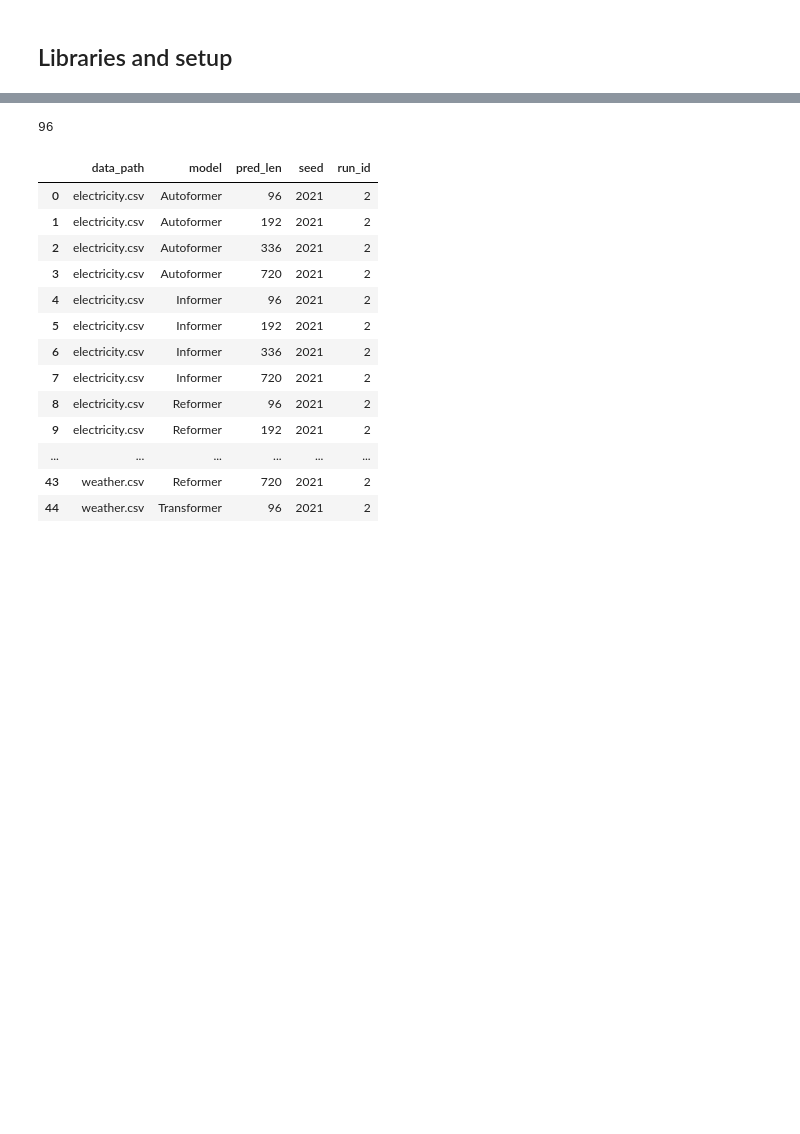
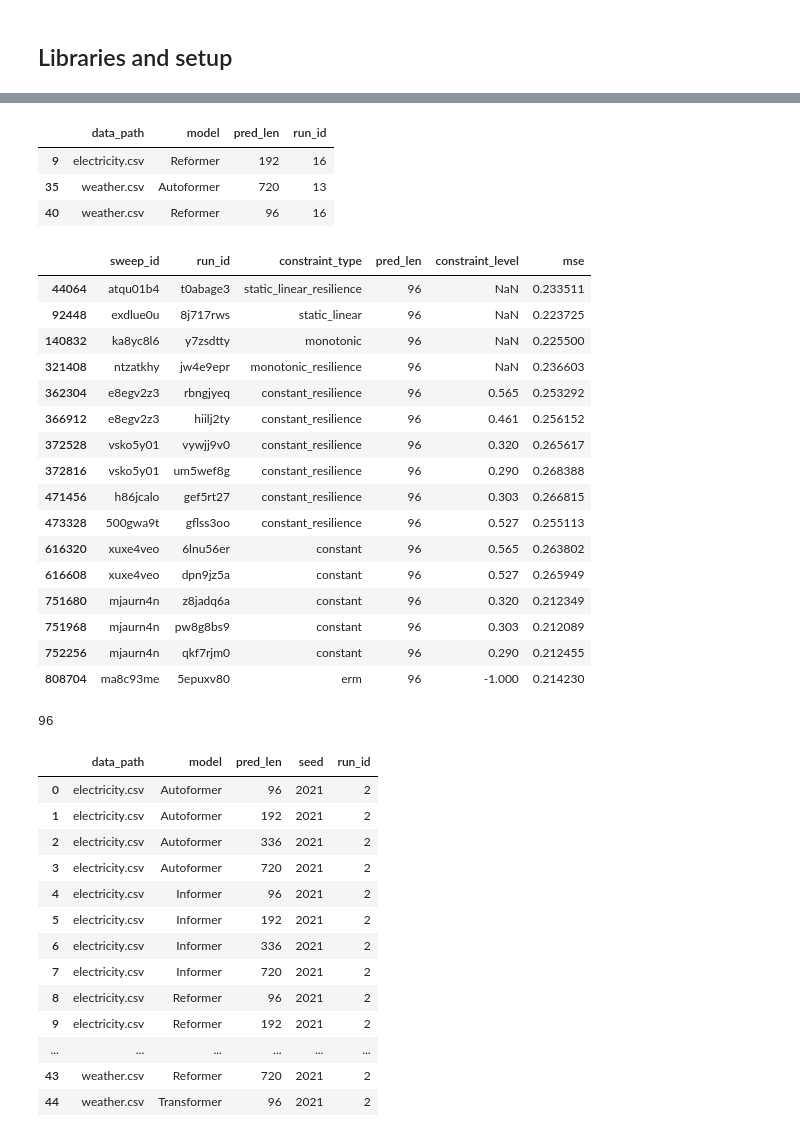
Before and after one commit to thuml/Autoformer, a Jupyter notebook: notebooks/2024-01-31 33 - Data backup.ipynb, the cells around one changed output, grey strips where cells are left out. Cells and saved outputs as stored; diff of their text form; code cells hidden in the pictures; blank space fills up the shorter version.

```diff
--- a/notebooks/2024-01-31 33 - Data backup.ipynb
+++ b/notebooks/2024-01-31 33 - Data backup.ipynb
@@ -37,6 +42,34 @@ backup_data.to_csv("icml_backup_data.csv",index=False)
 # %%
-#df = raw_df.copy()
-raw_df = df.copy()
+dd=pd.read_pickle("../data_backups/2024_01_26_7pm__icml_backup_data.pkl")
+# %%
+dd2=dd.groupby(["data_path","model","pred_len"])['run_id'].nunique().reset_index()
+dd2[dd2['run_id']!=17]
+# %% [output]
+|  | data_path | model | pred_len | run_id |
+| 9 | electricity.csv | Reformer | 192 | 16 |
+| 35 | weather.csv | Autoformer | 720 | 13 |
+| 40 | weather.csv | Reformer | 96 | 16 |
+# %%
+#query weather.csv	Reformer	96	16
+dd.query("data_path=='weather.csv' and model=='Reformer' and pred_len==96")[['sweep_id','run_id','constraint_type','pred_len','constraint_level','mse']].drop_duplicates('run_id')
+# %% [output]
+|  | sweep_id | run_id | constraint_type | pred_len | constraint_level | mse |
+| 44064 | atqu01b4 | t0abage3 | static_linear_resilience | 96 | NaN | 0.233511 |
+| 92448 | exdlue0u | 8j717rws | static_linear | 96 | NaN | 0.223725 |
+| 140832 | ka8yc8l6 | y7zsdtty | monotonic | 96 | NaN | 0.225500 |
+| 321408 | ntzatkhy | jw4e9epr | monotonic_resilience | 96 | NaN | 0.236603 |
+| 362304 | e8egv2z3 | rbngjyeq | constant_resilience | 96 | 0.565 | 0.253292 |
+| 366912 | e8egv2z3 | hiilj2ty | constant_resilience | 96 | 0.461 | 0.256152 |
+| 372528 | vsko5y01 | vywjj9v0 | constant_resilience | 96 | 0.320 | 0.265617 |
+| 372816 | vsko5y01 | um5wef8g | constant_resilience | 96 | 0.290 | 0.268388 |
+| 471456 | h86jcalo | gef5rt27 | constant_resilience | 96 | 0.303 | 0.266815 |
+| 473328 | 500gwa9t | gflss3oo | constant_resilience | 96 | 0.527 | 0.255113 |
+| 616320 | xuxe4veo | 6lnu56er | constant | 96 | 0.565 | 0.263802 |
+| 616608 | xuxe4veo | dpn9jz5a | constant | 96 | 0.527 | 0.265949 |
+| 751680 | mjaurn4n | z8jadq6a | constant | 96 | 0.320 | 0.212349 |
+| 751968 | mjaurn4n | pw8g8bs9 | constant | 96 | 0.303 | 0.212089 |
+| 752256 | mjaurn4n | qkf7rjm0 | constant | 96 | 0.290 | 0.212455 |
+| 808704 | ma8c93me | 5epuxv80 | erm | 96 | -1.000 | 0.214230 |
 # %%
 # df = wandb_utils.get_experiment_data("Autoformer","alelab",experiment_tags=[
 #     #"e16_finaljan_allerm_replicated",
```
Also changed, not shown: parts of 3 cells of this notebook, 7 other files.
